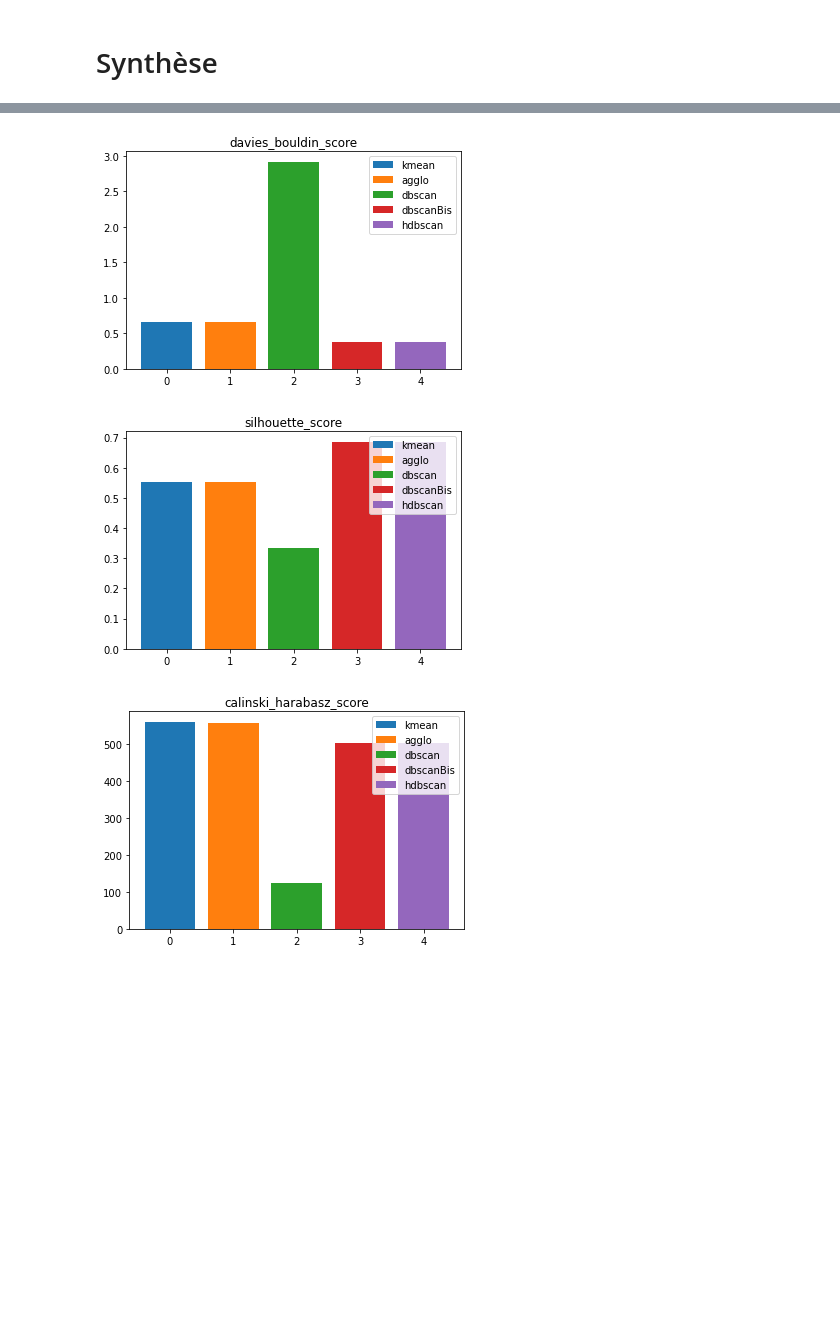
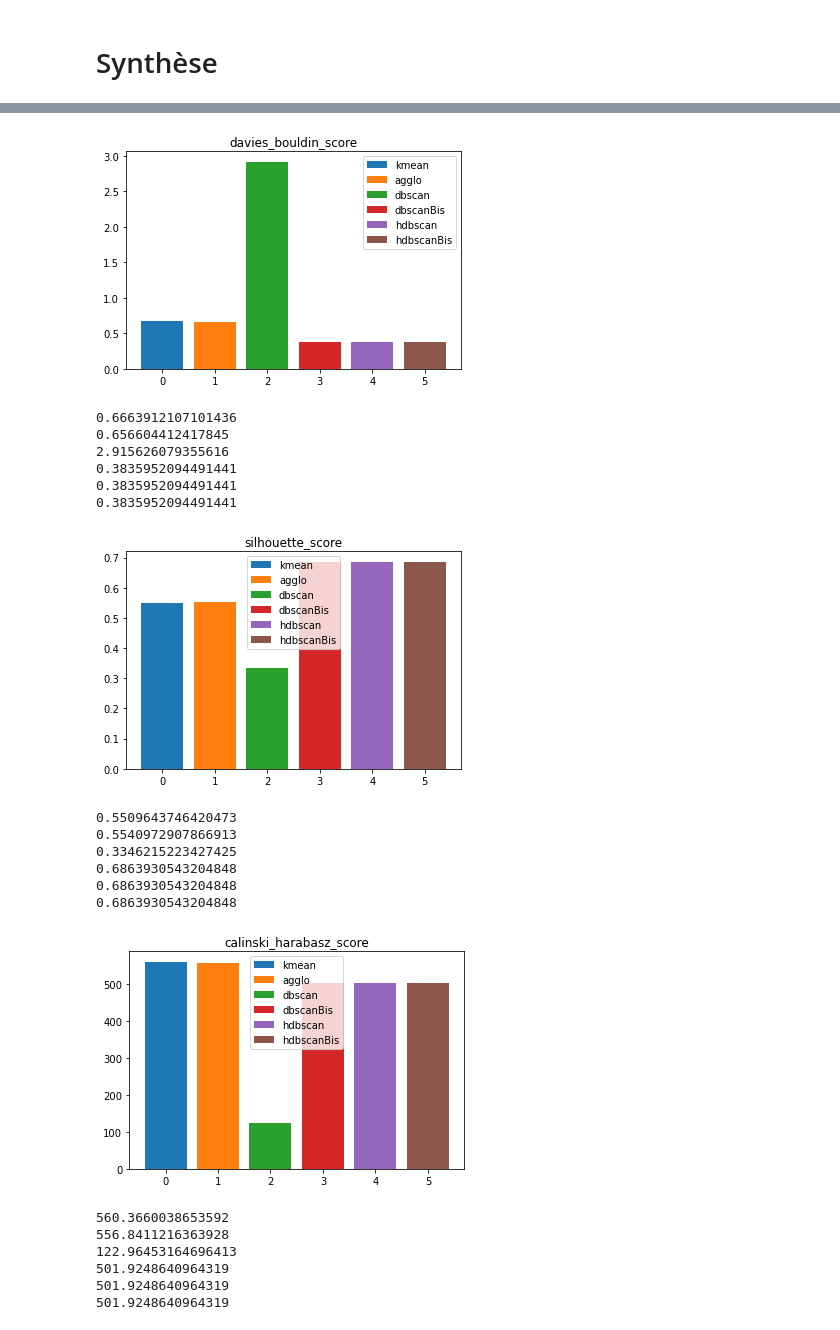
Before and after one commit to Onemaeus97/clustering-benchmark, a Jupyter notebook: clustering.ipynb, the cells around one changed output, grey strips where cells are left out. Saved outputs shown, nothing was run; the diff lists cells and outputs as text; code cells hidden in the pictures; blank space fills up the shorter version.

```diff
--- a/clustering.ipynb
+++ b/clustering.ipynb
@@ -659,7 +656,7 @@ time consumed HDBSCAN : 0.003257274627685547
 # %%
 data = arff.loadarff(open('/home/picco/5A/Analyse Descriptive/clustering-benchmark/src/main/resources/datasets/real-world/iris.arff','r'))
 
-#DBSCAN - meilleur silhouette
+#DBSCANBis - meilleur silhouette
 scoreMax = 0
 epsMax = 0
 sampleMax = 0
@@ -673,10 +670,11 @@ for e in np.linspace(0.01, 1, 100):
             if(score > scoreMax):
                 scoreMax = score
                 epsMax = e
-                smapleMax = s
+                sampleMax = s
         except ValueError:
             z = 1
-
+print(sampleMax)
+print(scoreMax)
 
 
 clustering = DBSCAN(eps=epsMax, min_samples=sampleMax).fit(convertirData4D(data))
@@ -684,5 +685,5 @@ e = points(data,clustering.labels_)
 # %%
-#HBSCAN - meilleur silhouette
+#HBSCANBis - meilleur silhouette
 
 dataOriginale = arff.loadarff(open('/home/picco/5A/Analyse Descriptive/clustering-benchmark/src/main/resources/datasets/real-world/iris.arff','r'))
 data = convertirData4D(dataOriginale)
@@ -696,16 +697,16 @@ for s in range(1, 100):
     try:
         clusterer = hdbscan.HDBSCAN( min_samples=s)
         label = clusterer.fit_predict(data)
-        score = points(data, label)[1]
+        score = points(dataOriginale, label)[1]
         if(score > scoreMax):
             scoreMax = score
-            smapleMax = s
+            sampleMax = s
     except ValueError:
         z = 1
 
 
-
+print(sampleMax)
 clusterer = hdbscan.HDBSCAN( min_samples=sampleMax)
 label = clusterer.fit_predict(data)
-g = points(data,label)
+f = points(dataOriginale,label)
 # %% [output]
@@ -713,16 +714,42 @@ IndexError: invalid index to scalar variable.
 # %%
 title = ["davies_bouldin_score", "silhouette_score", "calinski_harabasz_score"]
 
 for i in range(3):
     plt.bar(0, a[i])
     plt.bar(1, b[i])
     plt.bar(2, c[i])
     plt.bar(3, e[i])
     plt.bar(4, d[i])
-    plt.legend(["kmean", "agglo", "dbscan", "dbscanBis", "hdbscan"])
+    plt.bar(5, f[i])
+    plt.legend(["kmean", "agglo", "dbscan", "dbscanBis", "hdbscan", "hdbscanBis"])
     plt.title(title[i])
     plt.show()
+
+    print(a[i])
+    print(b[i])
+    print(c[i])
+    print(e[i])
+    print(d[i])
+    print(f[i])
 # %% [output]
-[figure, old version]
+[figure, new version]
+0.6663912107101436
+0.656604412417845
+2.915626079355616
+0.3835952094491441
+0.3835952094491441
+0.3835952094491441
-[figure, old version]
+[figure, new version]
+0.5509643746420473
+0.5540972907866913
+0.3346215223427425
+0.6863930543204848
+0.6863930543204848
+0.6863930543204848
-[figure, old version]
+[figure, new version]
+560.3660038653592
+556.8411216363928
+122.96453164696413
+501.9248640964319
+501.9248640964319
+501.9248640964319
```
Also changed, not shown: parts of 25 cells of this notebook, 7 other files.
